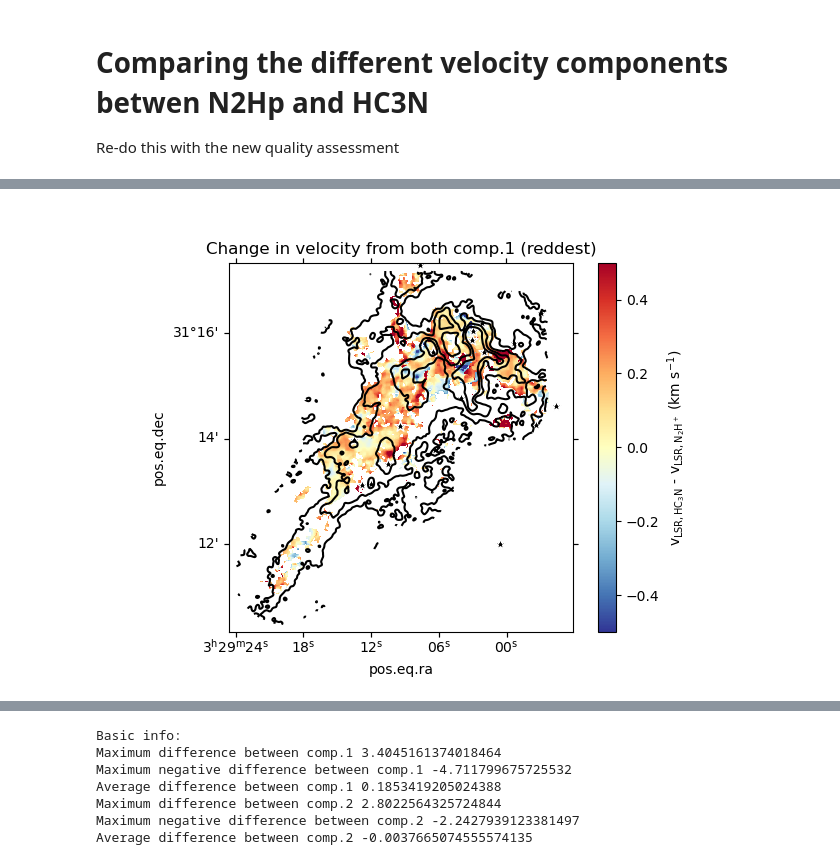
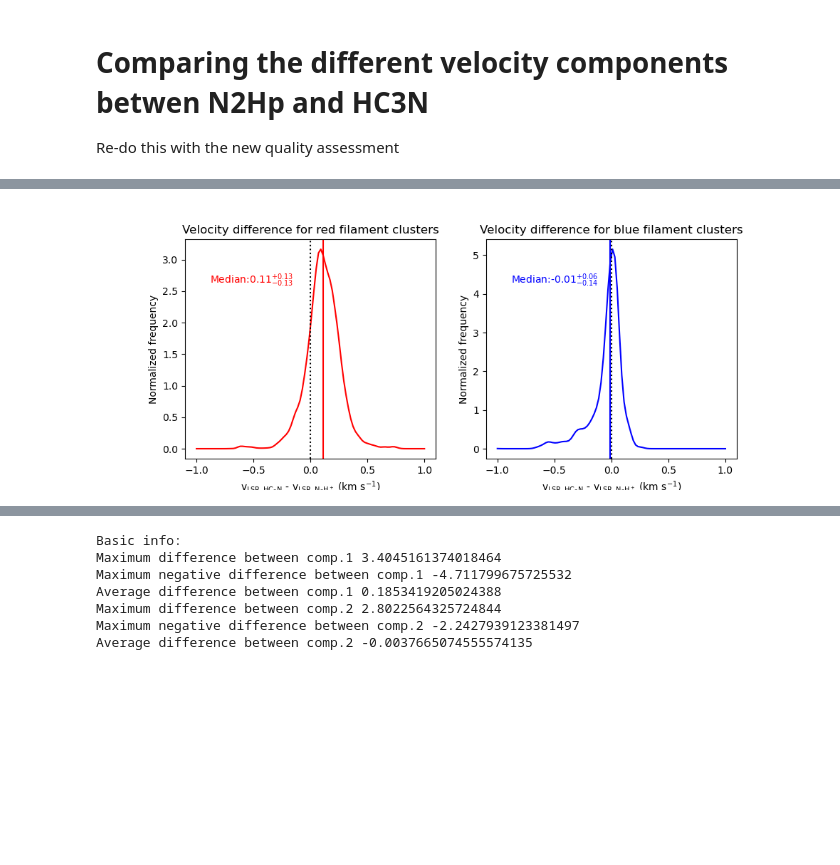
Before and after one commit to tere-valdivia/propstar_gasflow, a Jupyter notebook: clustering/comparison_velocities_N2Hp_HC3N.ipynb, the cells around one changed output, grey strips where cells are left out. Cells and saved outputs as stored; diff of their text form; code cells hidden in the pictures; blank space fills up the shorter version.

```diff
--- a/clustering/comparison_velocities_N2Hp_HC3N.ipynb
+++ b/clustering/comparison_velocities_N2Hp_HC3N.ipynb
@@ -199,0 +255,32 @@ if not os.path.exists(diff_HC3N_1_N2Hp_1_file) or overwrite:
+# %%
+fig = plt.figure(figsize=(10,4))
+ax = fig.add_subplot(121)
+
+ax.plot(data_kde_red, dens_diff_red, color='red')
+ax.axvline(0, color='k', linestyle='dotted')
+ax.axvline(diff_red_median_unc[1], color='red')
+ax.annotate(r'Median:'+ str(np.round(diff_red_median_unc[1], 3))
+            + r'$^{+' +str(np.round(diff_red_median_unc[2]-diff_red_median_unc[1], 3))
+            +'}_{-'+str(np.round(diff_red_median_unc[1]-diff_red_median_unc[0], 3))
+            + r'}$', (0.1, 0.8), xycoords='axes fraction', color='red')
+
+ax.set_xlabel(r'v$_{\mathrm{LSR, HC}_3\mathrm{N}}$ - v$_{\mathrm{LSR, N}_2\mathrm{H}^+}$ (km s$^{-1}$)')
+ax.set_ylabel('Normalized frequency')
+ax.set_title('Velocity difference for red filament clusters')
+
+ax2 = fig.add_subplot(122)
+ax2.plot(data_kde_blue, dens_diff_blue, color='blue')
+ax2.axvline(0, color='k', linestyle='dotted')
+ax2.axvline(diff_blue_median_unc[1], color='blue')
+ax2.annotate(r'Median:'+ str(np.round(diff_blue_median_unc[1], 3))
+            + r'$^{+' +str(np.round(diff_blue_median_unc[2]-diff_blue_median_unc[1], 3))
+            +'}_{-'+str(np.round(diff_blue_median_unc[1]-diff_blue_median_unc[0], 3))
+            + r'}$', (0.1, 0.8), xycoords='axes fraction', color='blue')
+
+ax2.set_xlabel(r'v$_{\mathrm{LSR, HC}_3\mathrm{N}}$ - v$_{\mathrm{LSR, N}_2\mathrm{H}^+}$ (km s$^{-1}$)')
+ax2.set_ylabel('Normalized frequency')
+ax2.set_title('Velocity difference for blue filament clusters')
+
+fig.savefig('KDE_diff_clusteredHC3N_clusteredN2Hp.pdf', bbox_inches='tight')
+# %% [output]
+[figure, added]
@@ -200,19 +319,3 @@ if not os.path.exists(diff_HC3N_1_N2Hp_1_file) or overwrite:
 # %%
 sourcecat = '../data/my_catalog_vel.csv'
 catalog_protostars = pd.read_csv(sourcecat)
-# %%
-vmin =-.5
-vmax = .5
-fig = plt.figure()
-ax = fig.add_subplot(111, projection=wcssky)
-
-im = ax.imshow(diff_HC3N_0_w_clump0[0], cmap='RdYlBu_r', interpolation='nearest', vmin=vmin, vmax=vmax)
-fig.colorbar(im, ax=ax, label=r'v$_{\mathrm{LSR, HC}_3\mathrm{N}}$ - v$_{\mathrm{LSR, N}_2\mathrm{H}^+}$ (km s$^{-1}$)')
-ax.set_title('Change in velocity from both comp.1 (reddest)')
-for i in catalog_protostars.index.values:
-    ax.scatter(catalog_protostars.loc[i, 'RAJ2000'], catalog_protostars.loc[i, 'DEJ2000'],
-               transform=ax.get_transform('world'), marker='*', facecolor='k', edgecolor='w', s=70)
-ax.contour(fits.getdata('../data/NGC1333-N2Hp_match_kms_F1F_01_12_K_5_10_mom0.fits'), colors='k', levels=[0.5,1,2,3])
-fig.savefig('diff_HC3N_0_w_N2Hp_0.pdf', bbox_inches='tight', dpi=300)
-# %% [output]
-[figure, removed]
```
Also changed, not shown: parts of 18 cells of this notebook, 26 other files.
